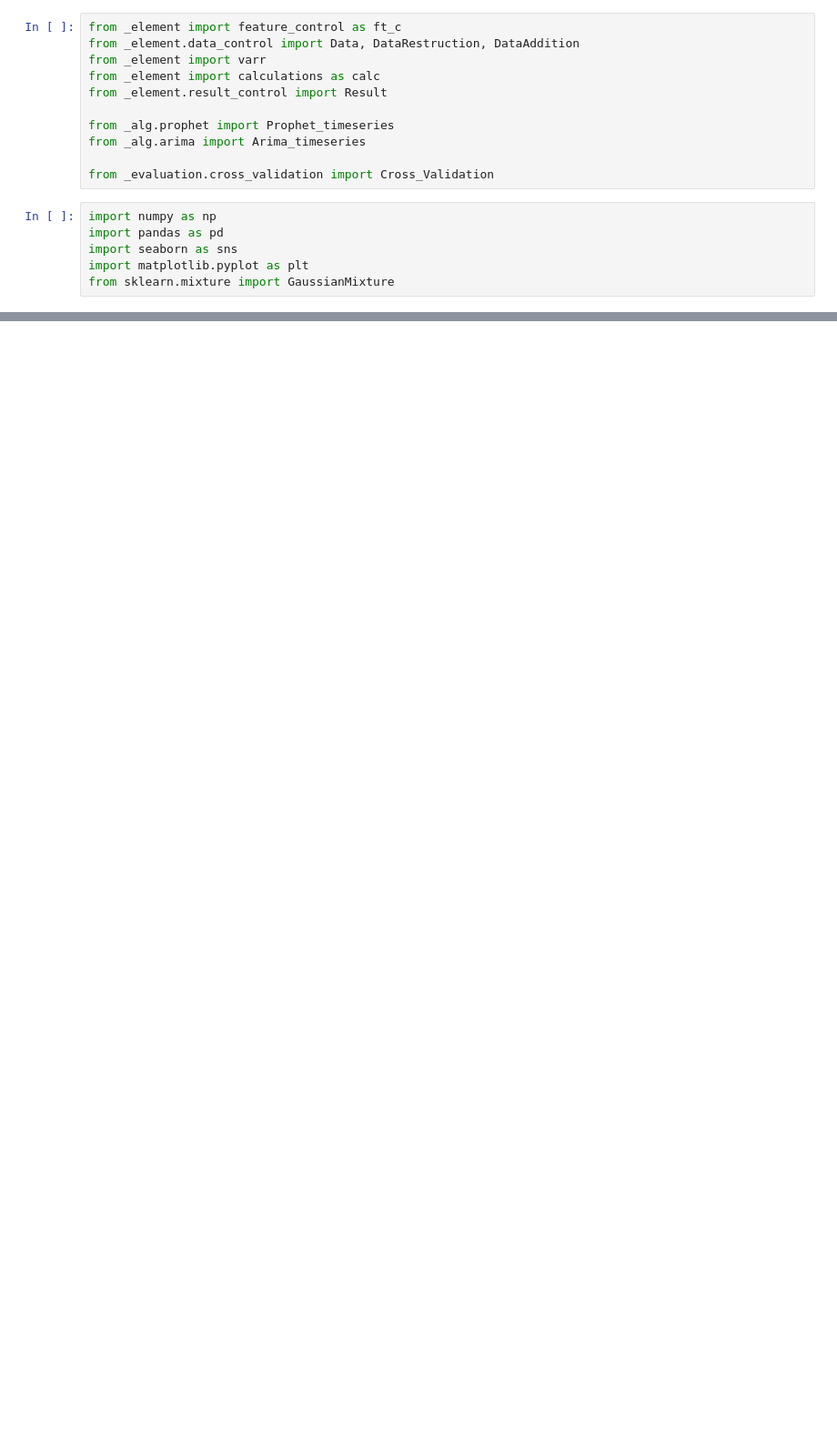
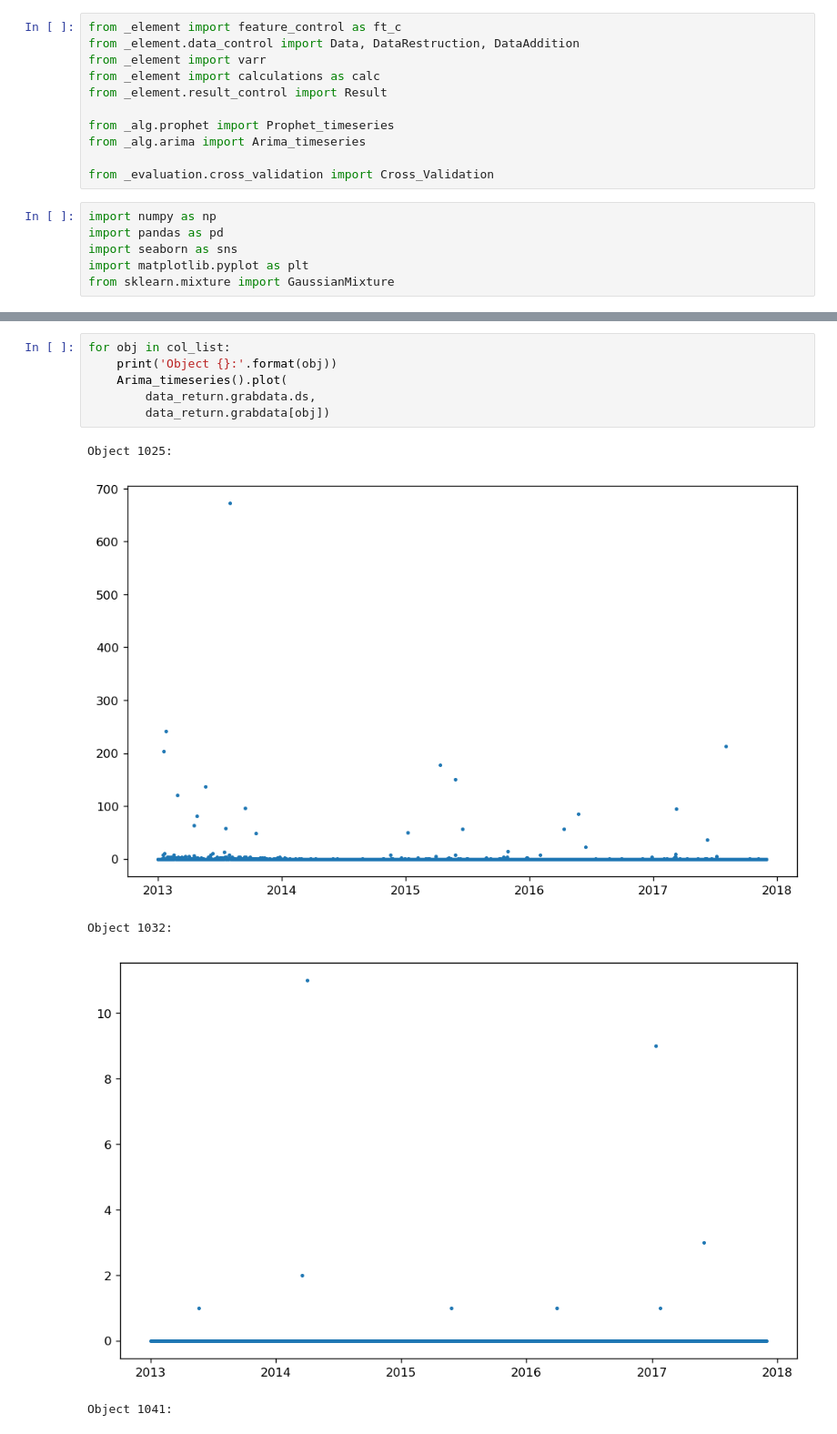
Before and after one commit to rpblic/nextop-engine, a Jupyter notebook: nextop_engine/_analysis_result/180221_logisall/0219_DataRestructuring_return.ipynb, the cells around one changed output, grey strips where cells are left out. Shown at 91% size. Drawn from its saved outputs; the diff is of its cells as text; blank space fills up the shorter version.

```diff
--- a/nextop_engine/_analysis_result/180221_logisall/0219_DataRestructuring_return.ipynb
+++ b/nextop_engine/_analysis_result/180221_logisall/0219_DataRestructuring_return.ipynb
@@ -193,0 +149,12 @@ data_out2015.data[frozenset({'raw'})].to_pickle('C:\\Nextop\\nextop-engine\\next
+# %%
+for obj in col_list:
+    print('Object {}:'.format(obj))
+    Arima_timeseries().plot(
+        data_return.grabdata.ds,
+        data_return.grabdata[obj])
+# %% [output]
+Object 1025:
+[figure, added]
+Object 1032:
+[figure, added]
+Object 1041:
```
Also changed, not shown: parts of 52 cells of this notebook, 12 other files.
